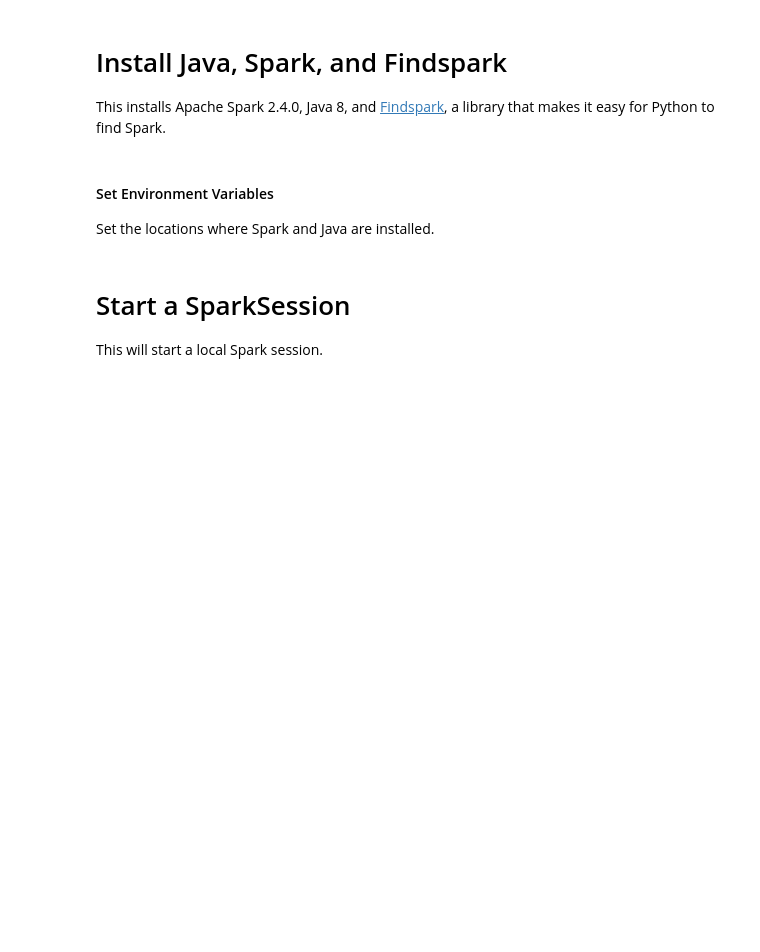
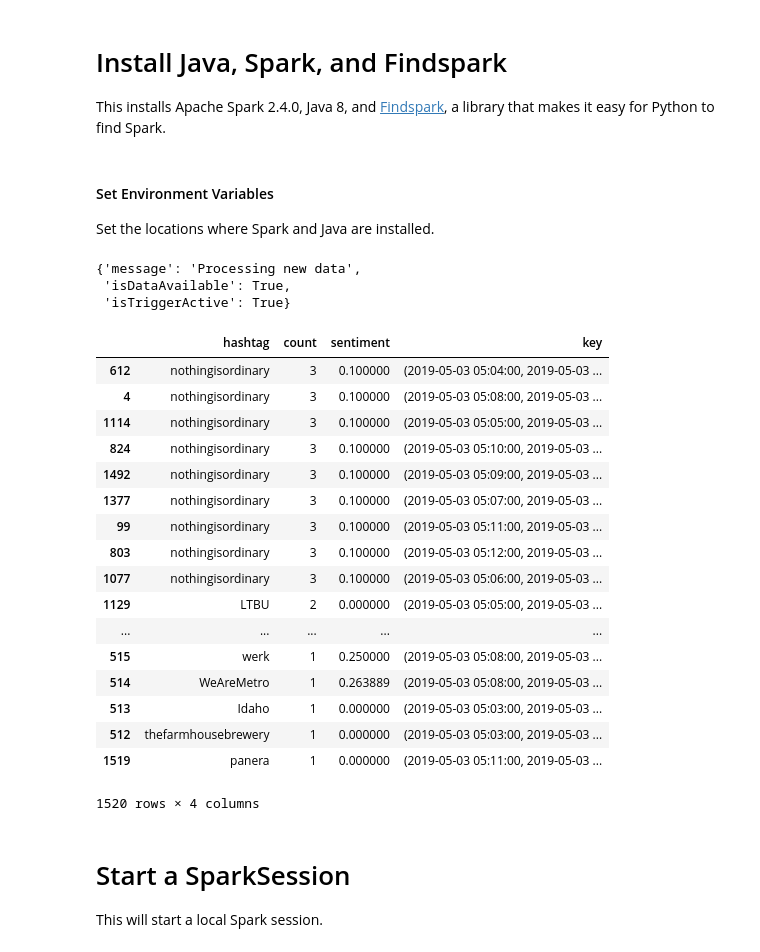
Before and after one commit to zw2497/Twitter_Stream_Processing, a Jupyter notebook: Topkapp.ipynb, the cells around one changed output. Saved outputs shown, nothing was run; the diff lists cells and outputs as text; code cells hidden in the pictures; blank space fills up the shorter version.

```diff
--- a/Topkapp.ipynb
+++ b/Topkapp.ipynb
@@ -17,0 +26,6 @@ os.environ["SPARK_HOME"] = "/content/spark-2.4.2-bin-hadoop2.7"
+# %%
+spark = SparkSession \
+    .builder \
+    .appName("StructuredNetworkWordCount") \
+    .getOrCreate()
+spark.sparkContext.setLogLevel('FATAL')
@@ -17,0 +69,29 @@ os.environ["SPARK_HOME"] = "/content/spark-2.4.2-bin-hadoop2.7"
+# %%
+query.status
+# %% [output]
+{'message': 'Processing new data',
+ 'isDataAvailable': True,
+ 'isTriggerActive': True}
+# %%
+res = spark.table("test").toPandas()
+# %%
+res.sort_values(by='count',ascending=False)
+# %% [output]
+|  | hashtag | count | sentiment | key |
+| 612 | nothingisordinary | 3 | 0.100000 | (2019-05-03 05:04:00, 2019-05-03 ... |
+| 4 | nothingisordinary | 3 | 0.100000 | (2019-05-03 05:08:00, 2019-05-03 ... |
+| 1114 | nothingisordinary | 3 | 0.100000 | (2019-05-03 05:05:00, 2019-05-03 ... |
+| 824 | nothingisordinary | 3 | 0.100000 | (2019-05-03 05:10:00, 2019-05-03 ... |
+| 1492 | nothingisordinary | 3 | 0.100000 | (2019-05-03 05:09:00, 2019-05-03 ... |
+| 1377 | nothingisordinary | 3 | 0.100000 | (2019-05-03 05:07:00, 2019-05-03 ... |
+| 99 | nothingisordinary | 3 | 0.100000 | (2019-05-03 05:11:00, 2019-05-03 ... |
+| 803 | nothingisordinary | 3 | 0.100000 | (2019-05-03 05:12:00, 2019-05-03 ... |
+| 1077 | nothingisordinary | 3 | 0.100000 | (2019-05-03 05:06:00, 2019-05-03 ... |
+| 1129 | LTBU | 2 | 0.000000 | (2019-05-03 05:05:00, 2019-05-03 ... |
+| ... | ... | ... | ... | ... |
+| 515 | werk | 1 | 0.250000 | (2019-05-03 05:08:00, 2019-05-03 ... |
+| 514 | WeAreMetro | 1 | 0.263889 | (2019-05-03 05:08:00, 2019-05-03 ... |
+| 513 | Idaho | 1 | 0.000000 | (2019-05-03 05:03:00, 2019-05-03 ... |
+| 512 | thefarmhousebrewery | 1 | 0.000000 | (2019-05-03 05:03:00, 2019-05-03 ... |
+| 1519 | panera | 1 | 0.000000 | (2019-05-03 05:11:00, 2019-05-03 ... |
+1520 rows × 4 columns
```
Also changed, not shown: parts of 13 cells of this notebook.
